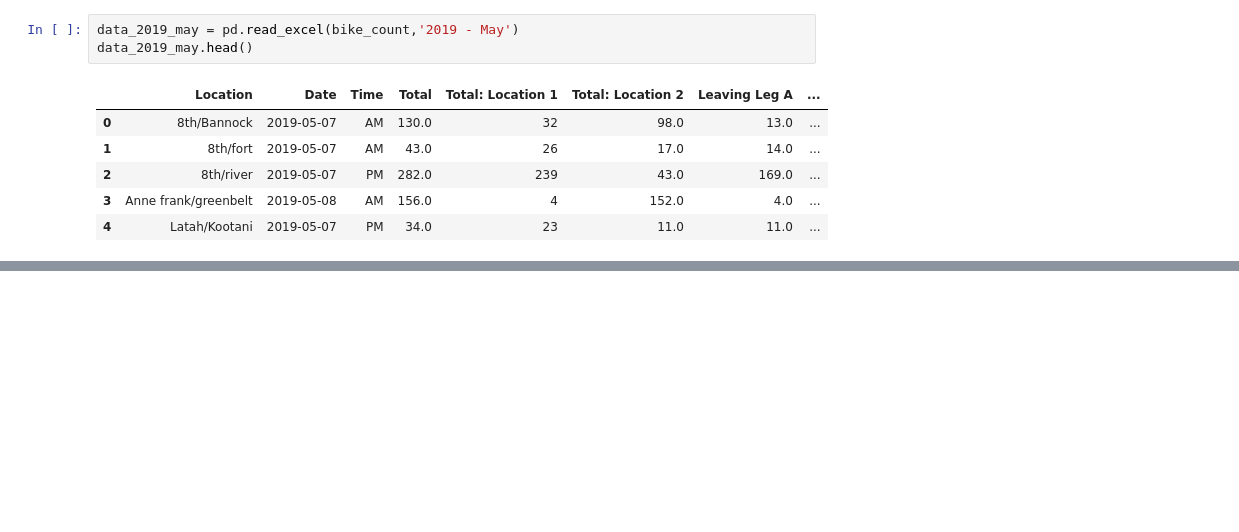
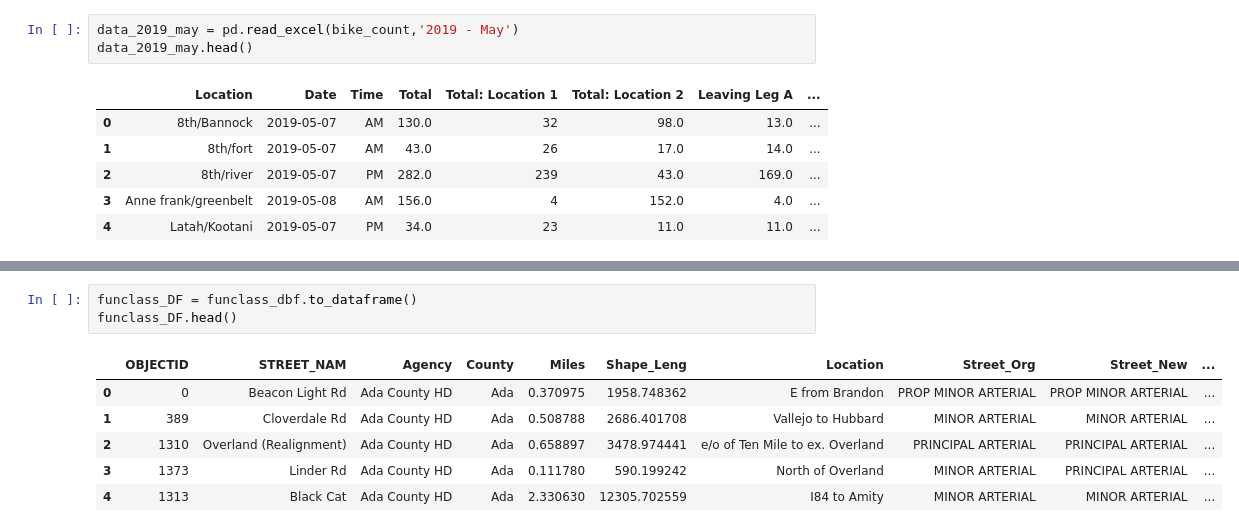
Before and after one commit to mikestefancic/TVCA, a Jupyter notebook: tvca-explore.ipynb, the cells around one changed output, grey strips where cells are left out. Drawn from its saved outputs; the diff is of its cells as text; blank space fills up the shorter version.

```diff
--- a/tvca-explore.ipynb
+++ b/tvca-explore.ipynb
@@ -196,0 +194,10 @@ AttributeError: module 'pysal' has no attribute 'open'
+# %%
+funclass_DF = funclass_dbf.to_dataframe()
+funclass_DF.head()
+# %% [output]
+|  | OBJECTID | STREET_NAM | Agency | County | Miles | Shape_Leng | Location | Street_Org | Street_New | ... |
+| 0 | 0 | Beacon Light Rd | Ada County HD | Ada | 0.370975 | 1958.748362 | E from Brandon | PROP MINOR ARTERIAL | PROP MINOR ARTERIAL | ... |
+| 1 | 389 | Cloverdale Rd | Ada County HD | Ada | 0.508788 | 2686.401708 | Vallejo to Hubbard | MINOR ARTERIAL | MINOR ARTERIAL | ... |
+| 2 | 1310 | Overland (Realignment) | Ada County HD | Ada | 0.658897 | 3478.974441 | e/o of Ten Mile to ex. Overland | PRINCIPAL ARTERIAL | PRINCIPAL ARTERIAL | ... |
+| 3 | 1373 | Linder Rd | Ada County HD | Ada | 0.111780 | 590.199242 | North of Overland | MINOR ARTERIAL | PRINCIPAL ARTERIAL | ... |
+| 4 | 1313 | Black Cat | Ada County HD | Ada | 2.330630 | 12305.702559 | I84 to Amity | MINOR ARTERIAL | MINOR ARTERIAL | ... |
```
Also changed, not shown: parts of 8 cells of this notebook, 3 other files.
